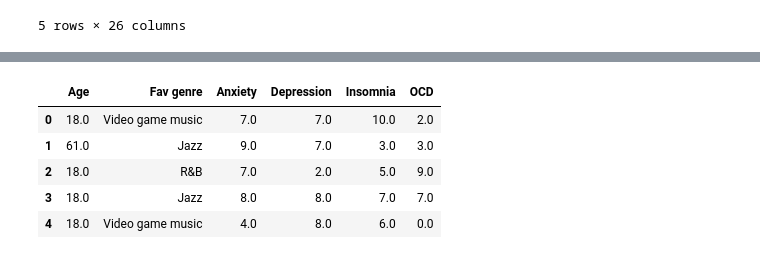
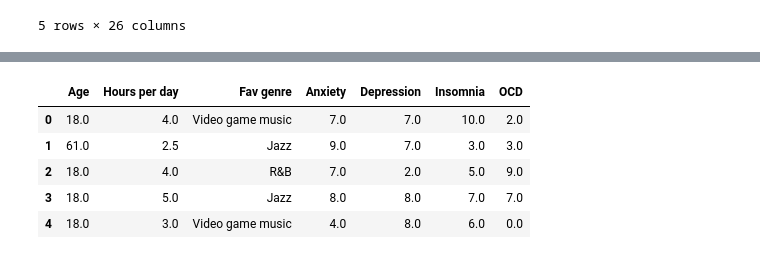
Before and after one commit to TheWizler/project1_group_10, a Jupyter notebook: Elizabeth's_work/question_2_clean.ipynb, the cells around one changed output, grey strips where cells are left out. Cells and saved outputs as stored; diff of their text form; code cells hidden in the pictures.

```diff
--- a/Elizabeth's_work/question_2_clean.ipynb
+++ b/Elizabeth's_work/question_2_clean.ipynb
@@ -28,14 +30,14 @@ array([18., 61., 21., 19., 17., 16., 15., 14., 20., 26., 23., 37., 36.,
 # %%
 # Make a new DF with the columns need it for question 2
-cols = ["Age", "Fav genre", "Anxiety", "Depression", "Insomnia","OCD"]
+cols = ["Age", "Hours per day", "Fav genre", "Anxiety", "Depression", "Insomnia", "OCD"]
 
 question2_df = df_new[cols]
 question2_df.head()
 # %% [output]
-|  | Age | Fav genre | Anxiety | Depression | Insomnia | OCD |
-| 0 | 18.0 | Video game music | 7.0 | 7.0 | 10.0 | 2.0 |
-| 1 | 61.0 | Jazz | 9.0 | 7.0 | 3.0 | 3.0 |
-| 2 | 18.0 | R&B | 7.0 | 2.0 | 5.0 | 9.0 |
-| 3 | 18.0 | Jazz | 8.0 | 8.0 | 7.0 | 7.0 |
-| 4 | 18.0 | Video game music | 4.0 | 8.0 | 6.0 | 0.0 |
+|  | Age | Hours per day | Fav genre | Anxiety | Depression | Insomnia | OCD |
+| 0 | 18.0 | 4.0 | Video game music | 7.0 | 7.0 | 10.0 | 2.0 |
+| 1 | 61.0 | 2.5 | Jazz | 9.0 | 7.0 | 3.0 | 3.0 |
+| 2 | 18.0 | 4.0 | R&B | 7.0 | 2.0 | 5.0 | 9.0 |
+| 3 | 18.0 | 5.0 | Jazz | 8.0 | 8.0 | 7.0 | 7.0 |
+| 4 | 18.0 | 3.0 | Video game music | 4.0 | 8.0 | 6.0 | 0.0 |
 # %%
```
Also changed, not shown: parts of 19 cells of this notebook, 3 other files.
